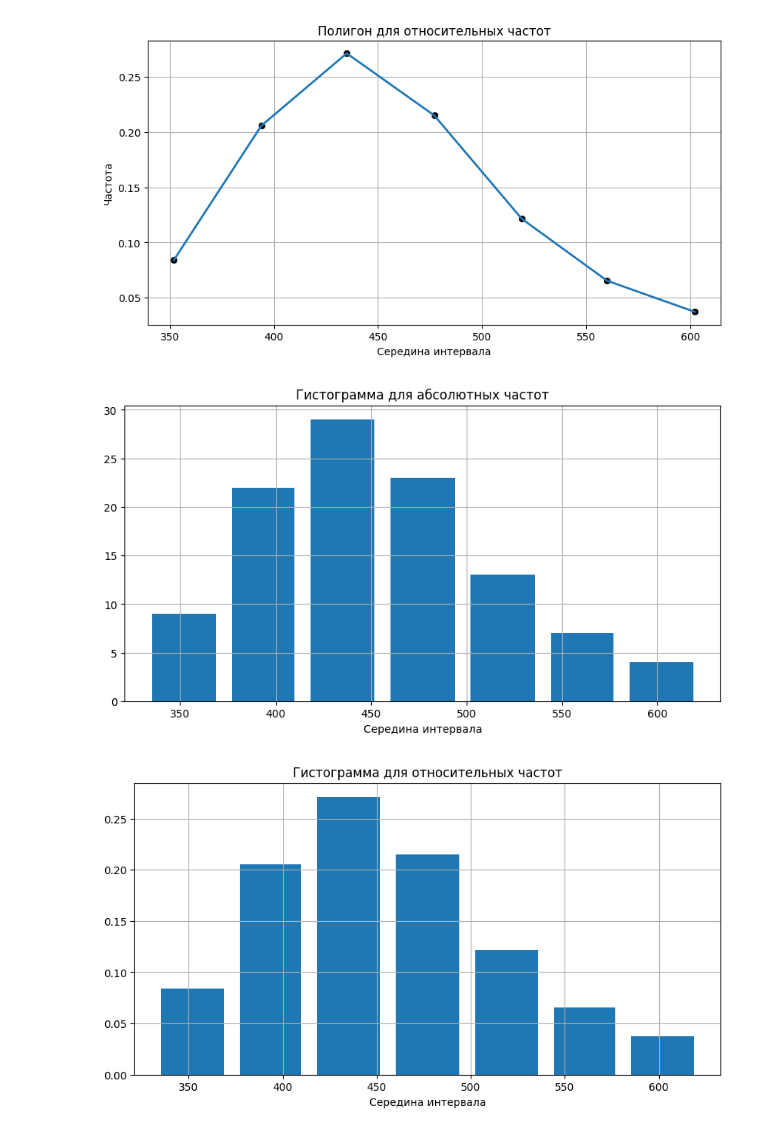
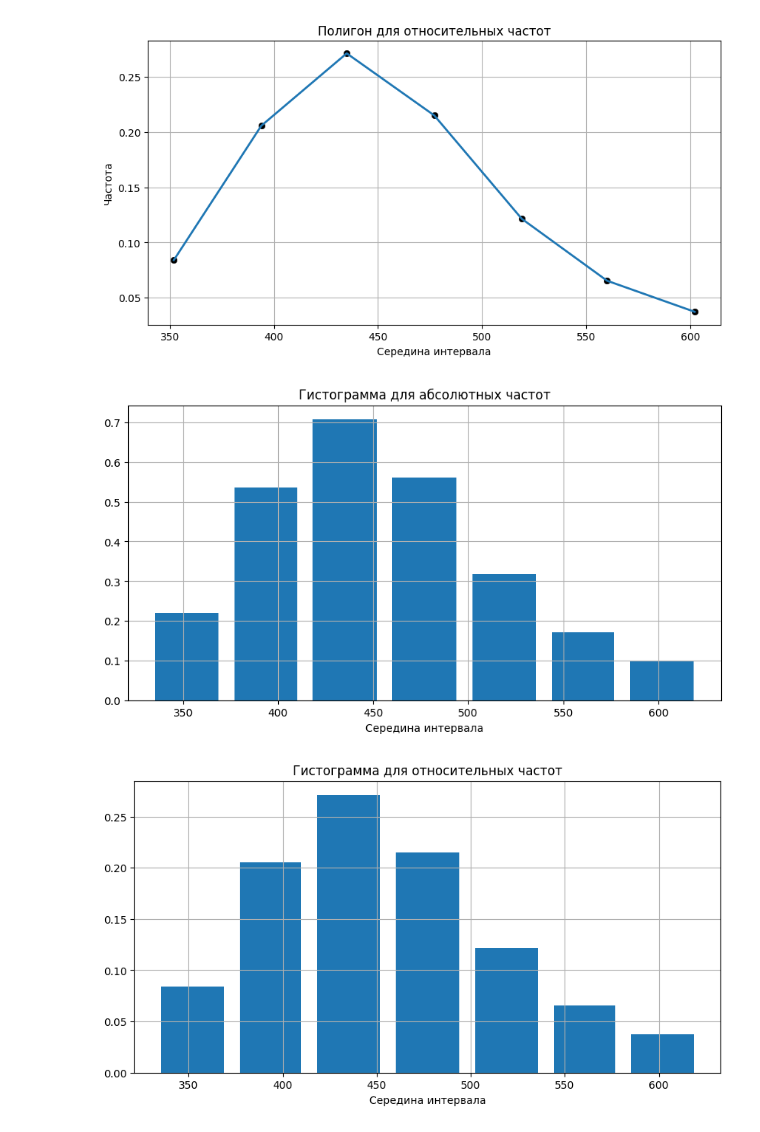
Before and after one commit to the-mvi/smedh-2023, a Jupyter notebook: 9383_Rybnikov_RA_Sergienkova_AA/task1.ipynb, the cells around one changed output. Drawn from its saved outputs; the diff is of its cells as text; code cells hidden in the pictures.

```diff
--- a/9383_Rybnikov_RA_Sergienkova_AA/task1.ipynb
+++ b/9383_Rybnikov_RA_Sergienkova_AA/task1.ipynb
@@ -253,5 +253,9 @@ print(f'Сумма относительных частот равна: {interval
 Сумма относительных частот равна: 1.0
 # %% [markdown]
 Из результатов видно, что сумма абсолютных частот равна $107$, что равно объёму выборки. Сумма относительных частот равна $1$
+# %%
+abs_freq_ = []
+for elem in abs_freq:
+    abs_freq_.append(elem/h)
 # %%
 plt.figure(figsize=(10,5))
@@ -277,16 +281,13 @@ plt.grid()
 [figure]
 # %%
 plt.figure(figsize=(10,5))
-# h1,b1 = np.histogram(df, bins=k)
-# h1 = h1.astype('float')/h1
-# plt.hist(b1[:-1], b1, weights=abs_freq)
 
-plt.hist(midpoints, borders__, weights=abs_freq,rwidth=0.8)
+plt.hist(midpoints, borders__, weights=abs_freq_, rwidth=0.8)
 plt.xlabel('Середина интервала')
 plt.title('Гистограмма для абсолютных частот')
 plt.grid()
 # %% [output]
-[figure, old version]
+[figure, new version]
 # %%
 plt.figure(figsize=(10,5))
 plt.hist(midpoints, borders__, weights=relative_freq, rwidth=0.8)
```
Also changed, not shown: parts of 5 cells of this notebook.
